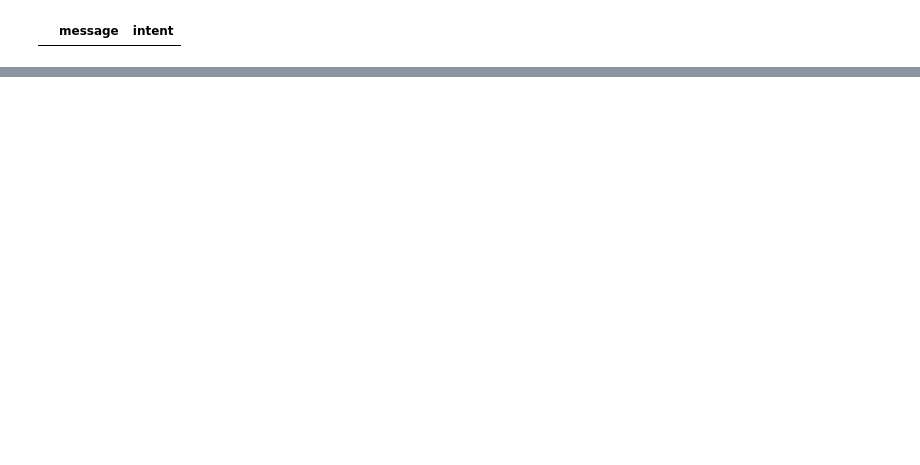
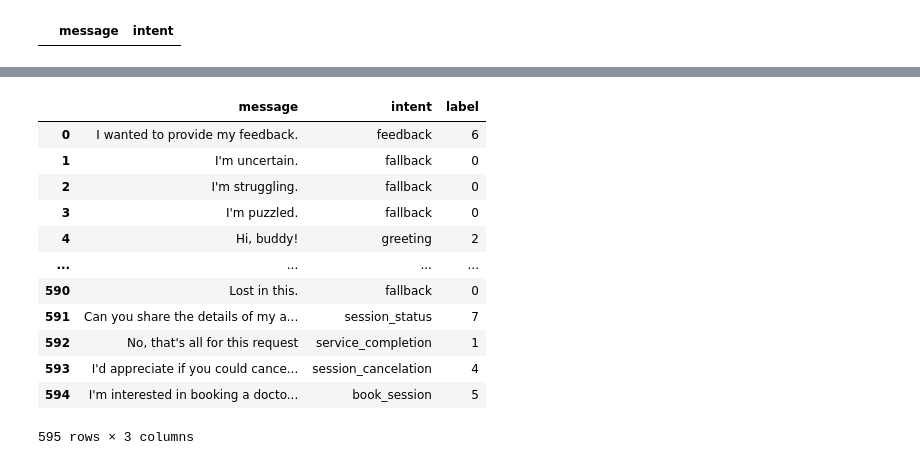
Before and after one commit to solARisOP/shlok, a Jupyter notebook: chatbot/train.ipynb, the cells around one changed output, grey strips where cells are left out. Drawn from its saved outputs; the diff is of its cells as text; code cells hidden in the pictures; blank space fills up the shorter version.

```diff
--- a/chatbot/train.ipynb
+++ b/chatbot/train.ipynb
@@ -129,19 +163,31 @@ session_reschedule     50
 dtype: int64
 # %%
 new_df['label'] = new_df.intent.map({
-'symptoms':               0,
-'fallback' :              1,
-'service_completion':     2,
-'greeting' :              3,
-'addmission_enqiry' :     4,
-'session_reschedule':     5,
-'session_cancelation':    6,
-'book_session':           7,
-'payment':                8,
-'feedback':               9,
-'medical_services':       10,
-'contact_location':       11
+'fallback' :              0,
+'service_completion':     1,
+'greeting' :              2,
+'session_reschedule':     3,
+'session_cancelation':    4,
+'book_session':           5,
+'feedback':               6,
+'session_status':         7
 })
+# %%
+new_df
+# %% [output]
+|  | message | intent | label |
+| 0 | I wanted to provide my feedback. | feedback | 6 |
+| 1 | I'm uncertain. | fallback | 0 |
+| 2 | I'm struggling. | fallback | 0 |
+| 3 | I'm puzzled. | fallback | 0 |
+| 4 | Hi, buddy! | greeting | 2 |
+| ... | ... | ... | ... |
+| 590 | Lost in this. | fallback | 0 |
+| 591 | Can you share the details of my a... | session_status | 7 |
+| 592 | No, that's all for this request | service_completion | 1 |
+| 593 | I'd appreciate if you could cance... | session_cancelation | 4 |
+| 594 | I'm interested in booking a docto... | book_session | 5 |
+595 rows × 3 columns
 # %%
 import tensorflow as tf
 from tensorflow import keras
```
Also changed, not shown: parts of 45 cells of this notebook, 39 other files.
